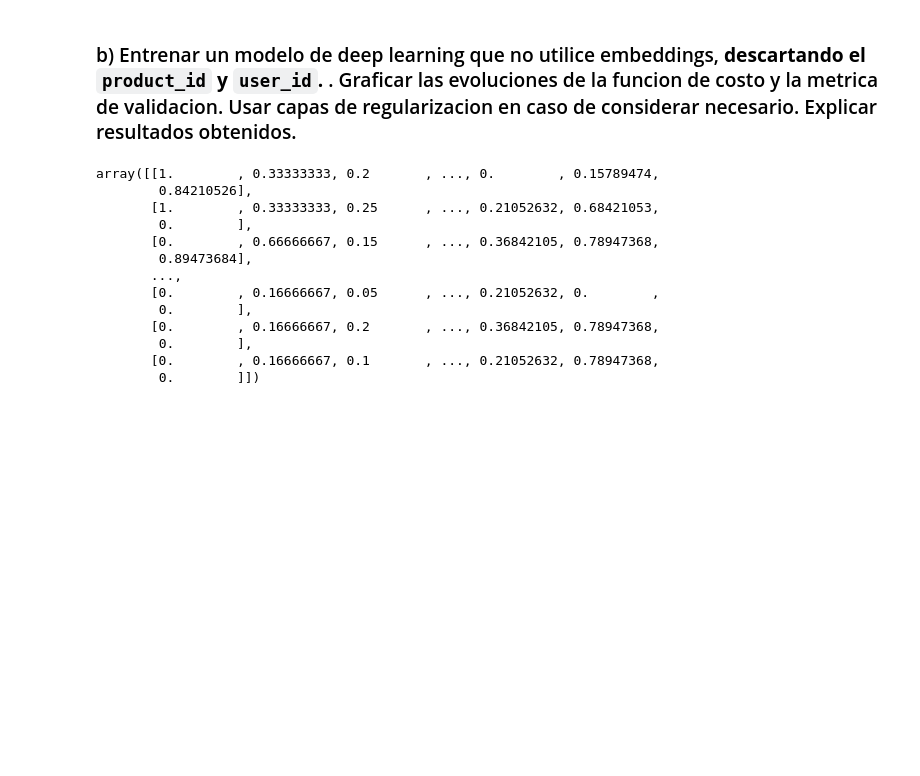
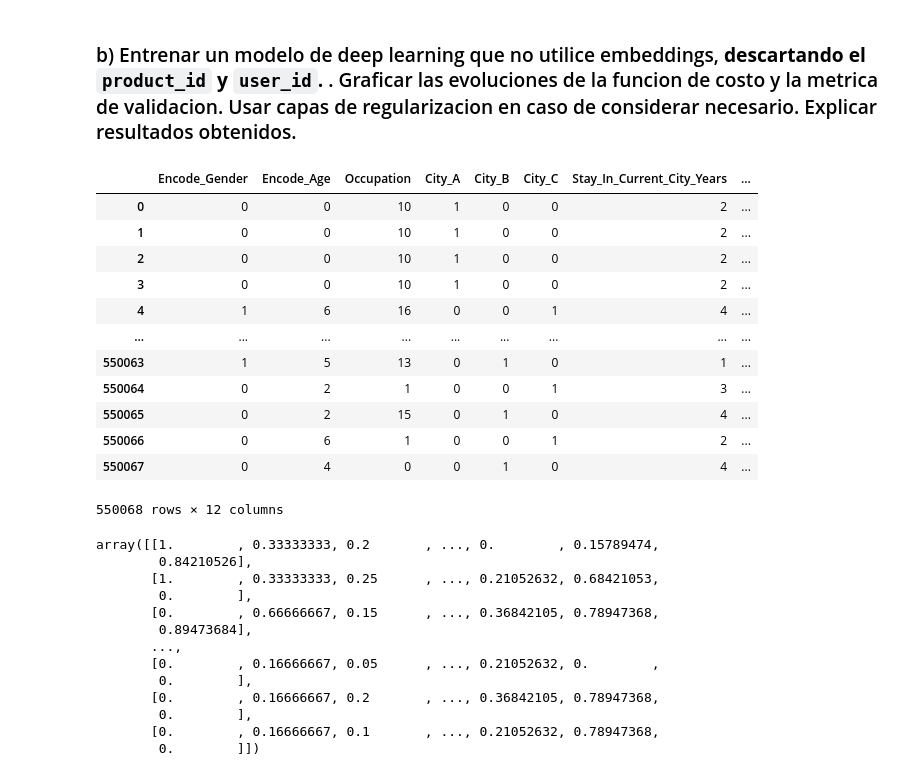
Before and after one commit to vasconcelosfer/DeepLearning, a Jupyter notebook: Deep_Learning_TP_Cohorte_16_4B2024.ipynb, the cells around one changed output. Drawn from its saved outputs; the diff is of its cells as text; code cells hidden in the pictures; blank space fills up the shorter version.

```diff
--- a/Deep_Learning_TP_Cohorte_16_4B2024.ipynb
+++ b/Deep_Learning_TP_Cohorte_16_4B2024.ipynb
@@ -264,8 +253,23 @@ bsales_df_nn_without_embeddings = bsales_df_nn.drop(['User_ID', 'Product_ID', 'P
 # %%
 # x = bsales_df_nn_without_embeddings.drop(columns=['Group_0', 'Group_1', 'Group_2', 'Group_3']).values
 x = bsales_df_nn_without_embeddings.drop(columns=['Purchase_Category']).values
 # y = bsales_df_nn_without_embeddings[['Group_0', 'Group_1', 'Group_2', 'Group_3']].values
 y = bsales_df_nn_without_embeddings['Purchase_Category'].values
+bsales_df_nn_without_embeddings
+# %% [output]
+|  | Encode_Gender | Encode_Age | Occupation | City_A | City_B | City_C | Stay_In_Current_City_Years | ... |
+| 0 | 0 | 0 | 10 | 1 | 0 | 0 | 2 | ... |
+| 1 | 0 | 0 | 10 | 1 | 0 | 0 | 2 | ... |
+| 2 | 0 | 0 | 10 | 1 | 0 | 0 | 2 | ... |
+| 3 | 0 | 0 | 10 | 1 | 0 | 0 | 2 | ... |
+| 4 | 1 | 6 | 16 | 0 | 0 | 1 | 4 | ... |
+| ... | ... | ... | ... | ... | ... | ... | ... | ... |
+| 550063 | 1 | 5 | 13 | 0 | 1 | 0 | 1 | ... |
+| 550064 | 0 | 2 | 1 | 0 | 0 | 1 | 3 | ... |
+| 550065 | 0 | 2 | 15 | 0 | 1 | 0 | 4 | ... |
+| 550066 | 0 | 6 | 1 | 0 | 0 | 1 | 2 | ... |
+| 550067 | 0 | 4 | 0 | 0 | 1 | 0 | 4 | ... |
+550068 rows × 12 columns
 # %%
 # Normalización min max
 x_norm = (x - np.min(x, axis=0)) / (np.max(x, axis=0 ) - np.min(x, axis=0))
```
Also changed, not shown: parts of 24 cells of this notebook.
